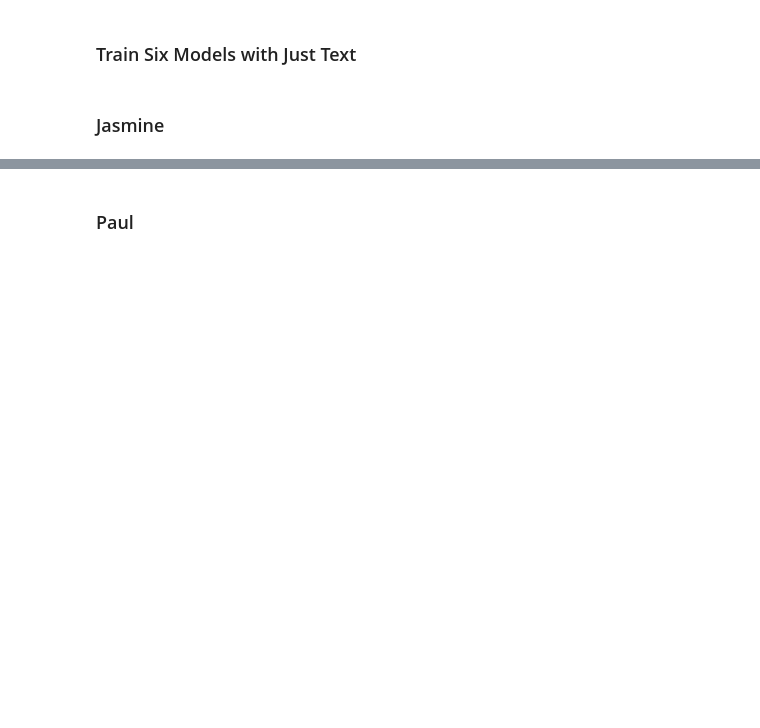
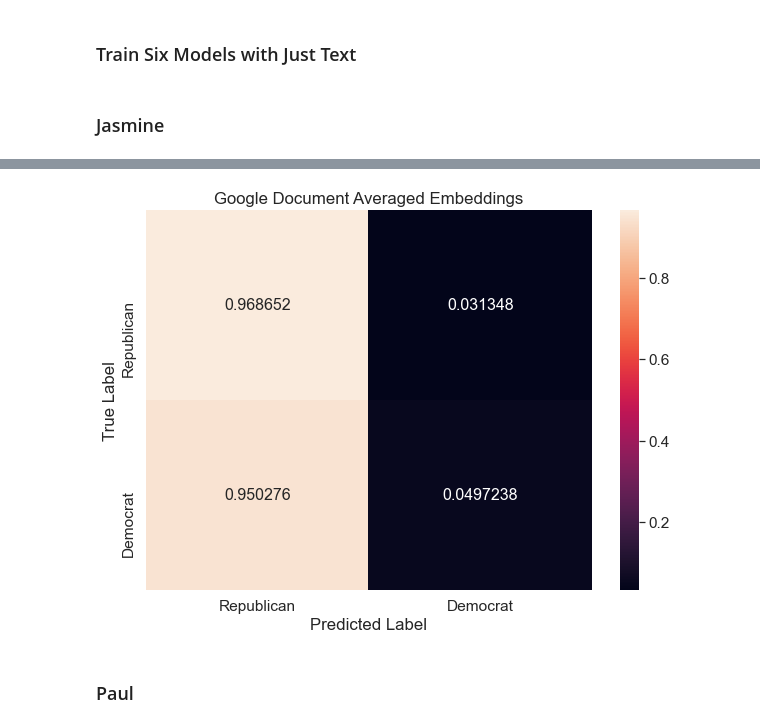
Before and after one commit to paulbsalamanca/CSS-Project-5-Team-6-Spring-2021, a Jupyter notebook: Project 5 Student.ipynb, the cells around one changed output, grey strips where cells are left out. Drawn from its saved outputs; the diff is of its cells as text; code cells hidden in the pictures; blank space fills up the shorter version.

```diff
--- a/Project 5 Student.ipynb
+++ b/Project 5 Student.ipynb
@@ -269,6 +417,7 @@ congress_tweets
 # %%
 #Conservative rep - Chip Roy
 #congress_tweets.loc[congress_tweets['name_wikipedia'] == 'Chip Roy'] -- ok so this doesn't matter I get the same number of tweets (19) with .loc as I do with the code below
+congress_tweets['tokens'] = congress_tweets['tokens'].map(lambda text: ' '.join(text))
 roy_tweets = congress_tweets[congress_tweets.name_wikipedia == 'Chip Roy']
 roy_tweets['polarity'] = roy_tweets['tokens'].map(lambda text: TextBlob(text).sentiment.polarity)
 roy_tweets['subjectivity'] = roy_tweets['tokens'].map(lambda text: TextBlob(text).sentiment.subjectivity)
@@ -747,3 +1055,8 @@ from sklearn.feature_extraction.text import CountVectorizer
 #featurization_technique = ['Engineered Text Features']
 # %%
 engineered_features_df = pd.DataFrame(engineered_features)
+# %%
+engineered_features_df = engineered_features_df.drop(['tokens', 'tweet_id','screen_name',
+                                                      'datetime', 'text', 'joined_congress_date',
+                                                      'birthday', 'position', 'party', 'district_number',
+                                                     'name_wikipedia'], axis = 1)
@@ -750,39 +1083,46 @@ engineered_features_df = pd.DataFrame(engineered_features)
+# %%
+from sklearn.preprocessing import StandardScaler
+
+engineered_features_df = pd.get_dummies(engineered_features_df)
+X = StandardScaler().fit_transform(engineered_features_df)
 # %%
 #for dataframe, featurization in zip(dataframes, featurization_technique): (trying to resolve error)
 lb_style = LabelBinarizer()
-y = congress_tweets['party_binary'] = lb_style.fit_transform(congress_tweets['party'])
+y = lb_style.fit_transform(congress_tweets['party'].replace('Independent','Democrat'))
 
-X_train, X_test, y_train, y_test = train_test_split(engineered_features_df,
+X_train, X_test, y_train, y_test = train_test_split(X,
                                                     y,
                                                     train_size = .80,
                                                     test_size=0.20,
                                                     random_state = 10)
 # create a model
 logit_reg = LogisticRegression()
 
 # fit the model
 logit_model = logit_reg.fit(X_train, y_train.ravel())
 
 y_pred = logit_model.predict(X_test)
 
 cf_matrix = confusion_matrix(y_test, y_pred, normalize = "true")
 
 df_cm = pd.DataFrame(cf_matrix, range(2),
                   range(2))
 
 df_cm = df_cm.rename(index=str, columns={0: "Republican", 1: "Democrat"})
 df_cm.index = ["Republican", "Democrat"]
 plt.figure(figsize = (10,7))
 sns.set(font_scale=1.4)#for label size
 sns.heatmap(df_cm,
            annot=True,
            annot_kws={"size": 16},
            fmt='g')
 
 plt.title('Google Document Averaged Embeddings')
 plt.xlabel("Predicted Label")
 plt.ylabel("True Label")
 plt.show()
+# %% [output]
+[figure, added]
 # %% [markdown]
 ### Paul
 # %%
```
Also changed, not shown: parts of 28 cells of this notebook.
